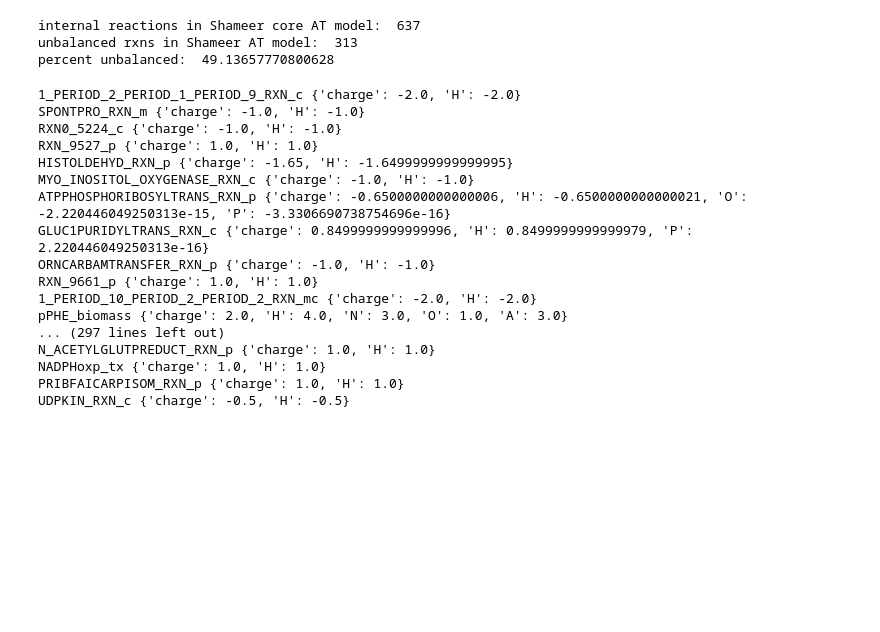
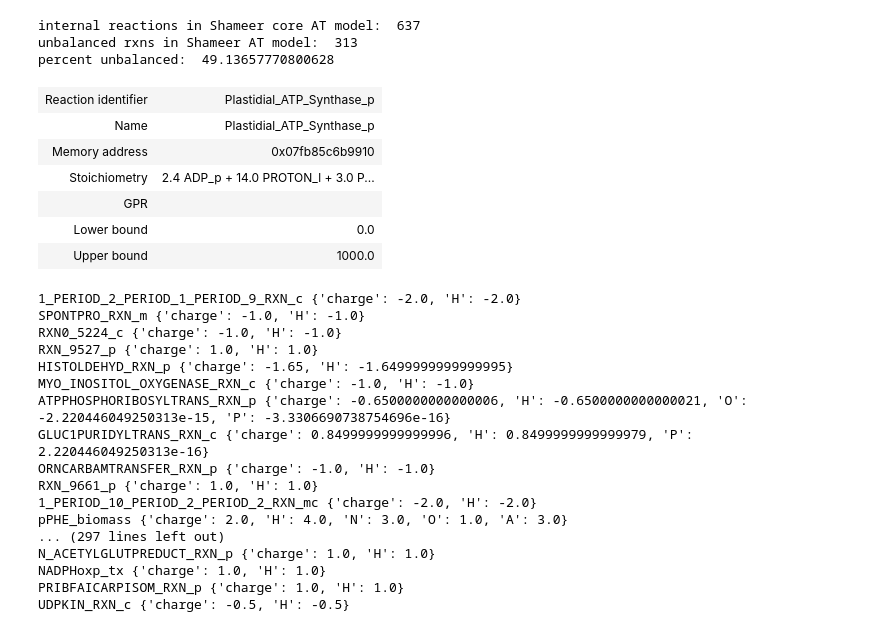
Before and after one commit to rtsantos3/RiceMM, a Jupyter notebook: Scripts/model_benchmarking/Checking Mass Balances in Models and comparison.ipynb, the cells around one changed output. Drawn from its saved outputs; the diff is of its cells as text; code cells hidden in the pictures; blank space fills up the shorter version.

```diff
--- a/Scripts/model_benchmarking/Checking Mass Balances in Models and comparison.ipynb
+++ b/Scripts/model_benchmarking/Checking Mass Balances in Models and comparison.ipynb
@@ -588,6 +645,16 @@ No objective coefficients in model. Unclear what should be optimized
 internal reactions in Shameer core AT model:  637
 unbalanced rxns in Shameer AT model:  313
 percent unbalanced:  49.13657770800628
+# %%
+shameer_model.reactions.Plastidial_ATP_Synthase_p
+# %% [output]
+| Reaction identifier | Plastidial_ATP_Synthase_p |
+| Name | Plastidial_ATP_Synthase_p |
+| Memory address | 0x07fb85c6b9910 |
+| Stoichiometry | 2.4 ADP_p + 14.0 PROTON_l + 3.0 P... |
+| GPR |  |
+| Lower bound | 0.0 |
+| Upper bound | 1000.0 |
 # %%
 for items in unbalanced_rxns:
     print(items.id, items.check_mass_balance())
```
Also changed, not shown: parts of 11 cells of this notebook, 15 other files.
